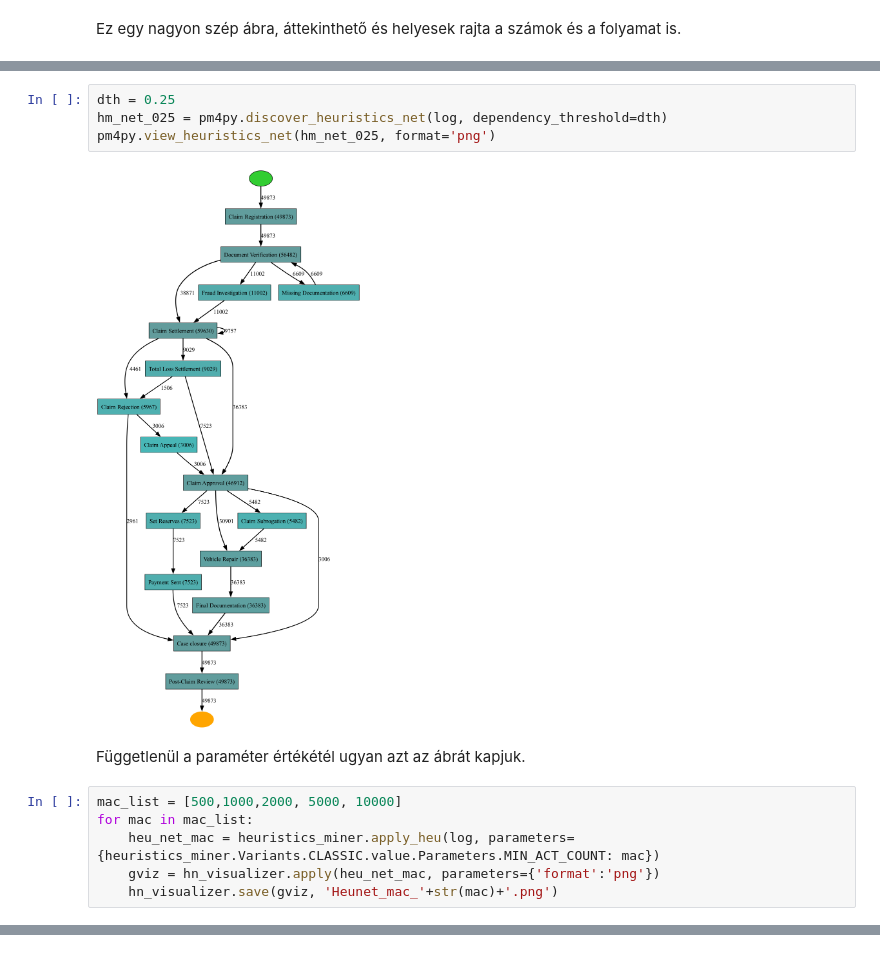
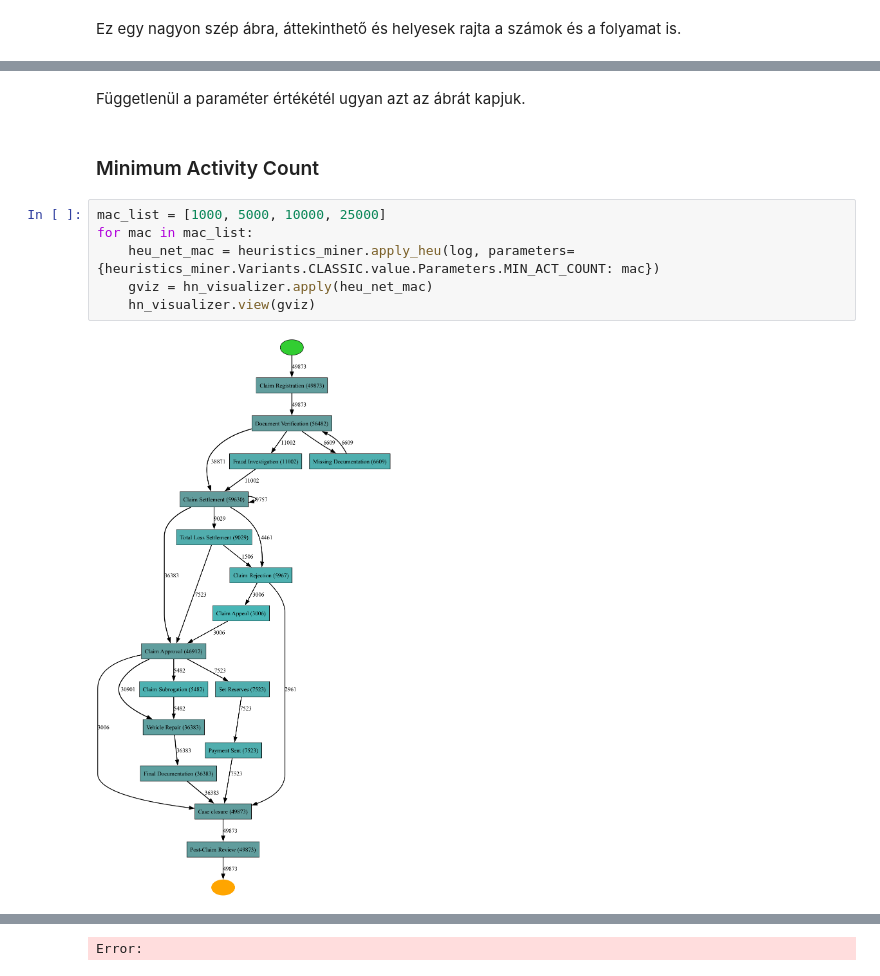
Before and after one commit to heihachi78/fmesfb_beadando, a Jupyter notebook: J0P7MF_beadando.ipynb, the cells around one changed output, grey strips where cells are left out. Drawn from its saved outputs; the diff is of its cells as text.

```diff
--- a/J0P7MF_beadando.ipynb
+++ b/J0P7MF_beadando.ipynb
@@ -421,14 +415,12 @@ pm4py.view_heuristics_net(hm_net_05, format='png')
-# %%
-dth = 0.25
-hm_net_025 = pm4py.discover_heuristics_net(log, dependency_threshold=dth)
-pm4py.view_heuristics_net(hm_net_025, format='png')
-# %% [output]
-[figure, removed]
 # %% [markdown]
 Függetlenül a paraméter értékétél ugyan azt az ábrát kapjuk.
+# %% [markdown]
+### Minimum Activity Count
 # %%
-mac_list = [500,1000,2000, 5000, 10000]
+mac_list = [1000, 5000, 10000, 25000]
 for mac in mac_list:
     heu_net_mac = heuristics_miner.apply_heu(log, parameters={heuristics_miner.Variants.CLASSIC.value.Parameters.MIN_ACT_COUNT: mac})
-    gviz = hn_visualizer.apply(heu_net_mac, parameters={'format':'png'})
-    hn_visualizer.save(gviz, 'Heunet_mac_'+str(mac)+'.png')
+    gviz = hn_visualizer.apply(heu_net_mac)
+    hn_visualizer.view(gviz)
+# %% [output]
+[figure, added]
@@ -434,0 +430 @@ for mac in mac_list:
+Error:
```
Also changed, not shown: parts of 31 cells of this notebook, 4 other files.
